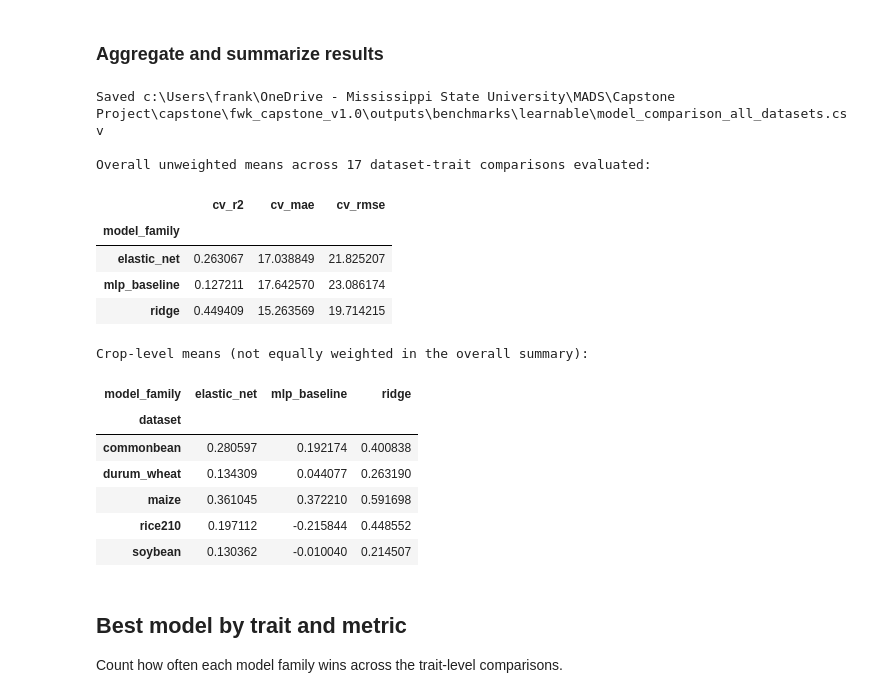
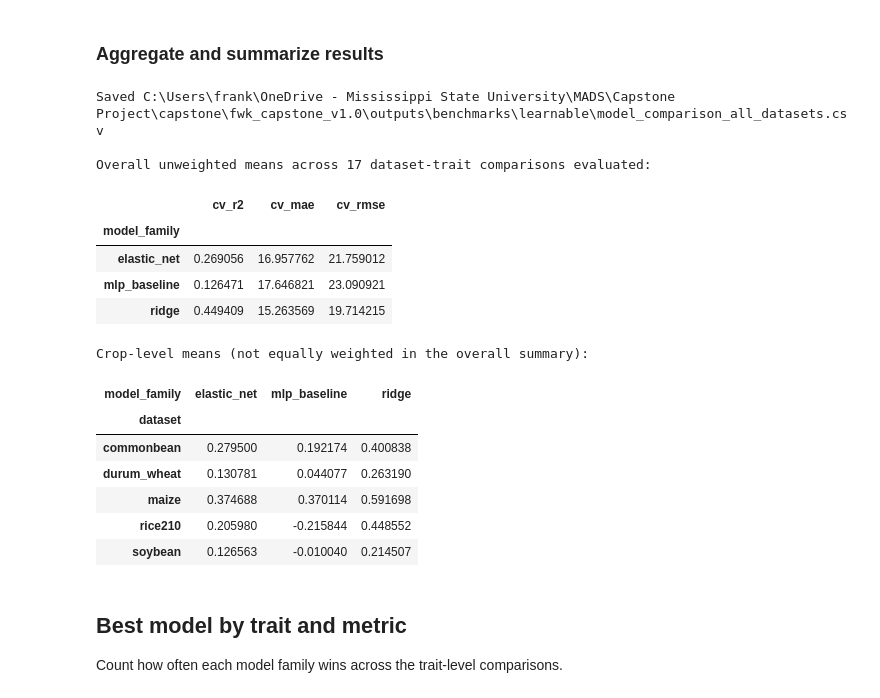
Before and after one commit to franciswk/fwk_madsv1.0, a Jupyter notebook: notebooks/02_external_data_validation.ipynb, the cells around one changed output. Drawn from its saved outputs; the diff is of its cells as text; code cells hidden in the pictures.

```diff
--- a/notebooks/02_external_data_validation.ipynb
+++ b/notebooks/02_external_data_validation.ipynb
@@ -123,8 +125,12 @@ for dataset in DATASETS:
                 "dataset": dataset,
                 "target": target,
                 "model_family": model_family,
-                "n_samples": len(genotype),
+                "n_samples": outcome["n_labeled_samples"],
                 "n_markers": outcome["n_markers_available"],
+                "n_selected_markers": outcome["n_selected_markers"],
+                "n_cv_selected_markers": outcome["n_cv_selected_markers"],
+                "n_pca_components": outcome["n_pca_components"],
+                "n_cv_pca_components": outcome["n_cv_pca_components"],
                 "cv_folds": outcome["n_cv_folds"],
                 "cv_r2": outcome["cv_r2"],
                 "cv_mae": outcome["cv_mae"],
@@ -277,30 +246,31 @@ You might also want to scale the data as shown in:
 # %%
 # Run only after all model comparisons finish; this uses results held in memory.
 results["data_type"] = "external"
 column_order = [
     "dataset", "data_type", "target", "model_family", "n_samples", "n_markers",
+    "n_selected_markers", "n_cv_selected_markers", "n_pca_components", "n_cv_pca_components",
     "cv_folds", "cv_r2", "cv_mae", "cv_rmse", "overfitting_risk",
 ]
 results = results[column_order].sort_values(
     ["dataset", "target", "model_family"]
 ).reset_index(drop=True)
 combined_path = OUT_DIR / "model_comparison_all_datasets.csv" # Path to save the combined model comparison results across all datasets.
 # Rerunning overwrites the combined CSV with the currently selected datasets.
 results.to_csv(combined_path, index=False)
 print(f"Saved {combined_path}")
 
 # Each dataset-trait comparison receives equal weight, regardless of sample size.
 overall_means = results.groupby("model_family")[METRICS].mean().sort_index() # Compute the overall unweighted mean of each metric for each model family.
 print(f"\nOverall unweighted means across {comparison_count} dataset-trait comparisons evaluated:")
 display(overall_means)
 # %% [output]
-Saved c:\Users\frank\OneDrive - Mississippi State University\MADS\Capstone Project\capstone\fwk_capstone_v1.0\outputs\benchmarks\learnable\model_comparison_all_datasets.csv
+Saved C:\Users\frank\OneDrive - Mississippi State University\MADS\Capstone Project\capstone\fwk_capstone_v1.0\outputs\benchmarks\learnable\model_comparison_all_datasets.csv
 
 Overall unweighted means across 17 dataset-trait comparisons evaluated:
 |  | cv_r2 | cv_mae | cv_rmse |
 | model_family |  |  |  |
-| elastic_net | 0.263067 | 17.038849 | 21.825207 |
-| mlp_baseline | 0.127211 | 17.642570 | 23.086174 |
+| elastic_net | 0.269056 | 16.957762 | 21.759012 |
+| mlp_baseline | 0.126471 | 17.646821 | 23.090921 |
 | ridge | 0.449409 | 15.263569 | 19.714215 |
 # %%
 # Compute and display crop-level means for each model family.
@@ -311,11 +281,11 @@ display(crop_means.pivot(index="dataset", columns="model_family", values="cv_r2"
 Crop-level means (not equally weighted in the overall summary):
 | model_family | elastic_net | mlp_baseline | ridge |
 | dataset |  |  |  |
-| commonbean | 0.280597 | 0.192174 | 0.400838 |
-| durum_wheat | 0.134309 | 0.044077 | 0.263190 |
-| maize | 0.361045 | 0.372210 | 0.591698 |
-| rice210 | 0.197112 | -0.215844 | 0.448552 |
-| soybean | 0.130362 | -0.010040 | 0.214507 |
+| commonbean | 0.279500 | 0.192174 | 0.400838 |
+| durum_wheat | 0.130781 | 0.044077 | 0.263190 |
+| maize | 0.374688 | 0.370114 | 0.591698 |
+| rice210 | 0.205980 | -0.215844 | 0.448552 |
+| soybean | 0.126563 | -0.010040 | 0.214507 |
 # %% [markdown]
 ## Best model by trait and metric
 
```
Also changed, not shown: parts of 3 cells of this notebook, 15 other files.
